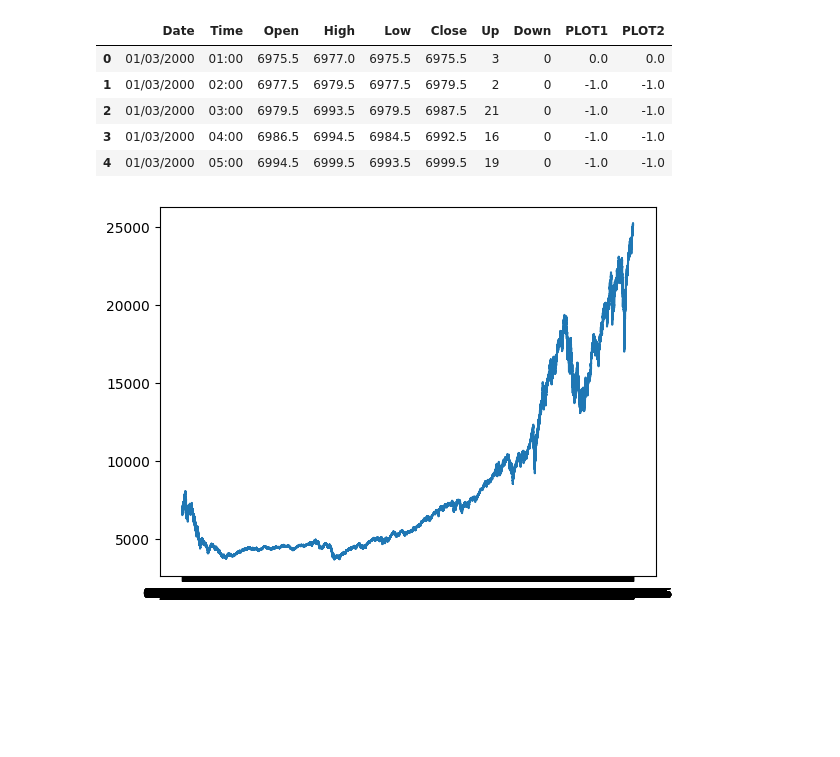
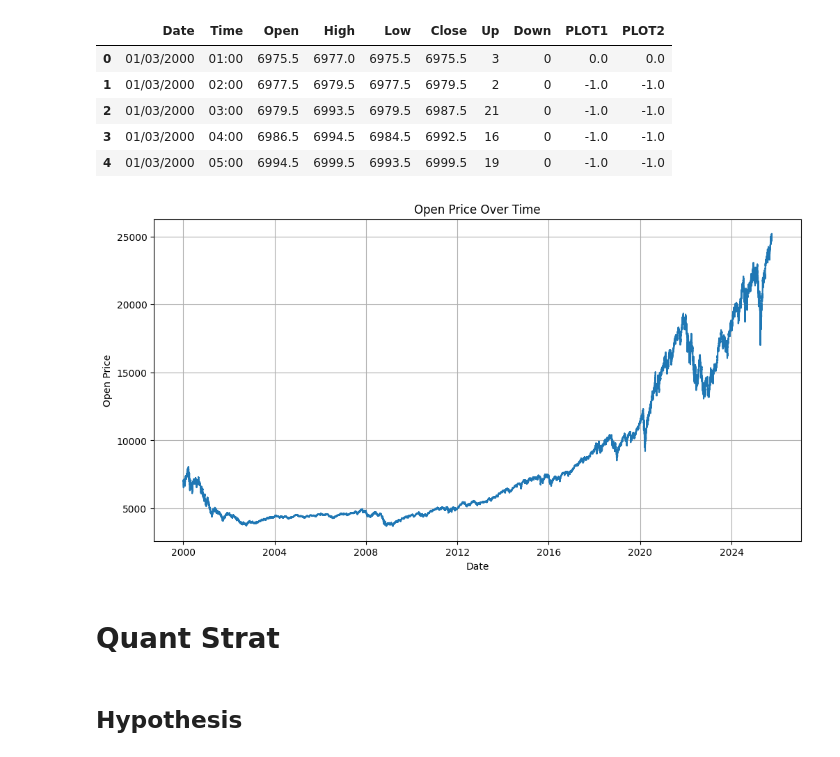
Before and after one commit to AloisECN/SP_Quant_strategies, a Jupyter notebook: main.ipynb, the cells around one changed output. Cells and saved outputs as stored; diff of their text form; code cells hidden in the pictures; blank space fills up the shorter version.

```diff
--- a/main.ipynb
+++ b/main.ipynb
@@ -13,7 +15,17 @@ df.head()
 | 3 | 01/03/2000 | 04:00 | 6986.5 | 6994.5 | 6984.5 | 6992.5 | 16 | 0 | -1.0 | -1.0 |
 | 4 | 01/03/2000 | 05:00 | 6994.5 | 6999.5 | 6993.5 | 6999.5 | 19 | 0 | -1.0 | -1.0 |
 # %%
-plt.plot( df["Date"], df["Open"],)
+df['Date'] = pd.to_datetime(df['Date'])
+plt.figure(figsize=(12, 6))
+plt.plot(df['Date'], df['Open'])
+plt.title('Open Price Over Time')
+plt.xlabel('Date')
+plt.ylabel('Open Price')
+plt.grid(True)
 plt.show()
 # %% [output]
-[figure, old version]
+[figure, new version]
+# %% [markdown]
+# Quant Strat
+# %% [markdown]
+## Hypothesis
```
Also changed, not shown: parts of 2 cells of this notebook.
